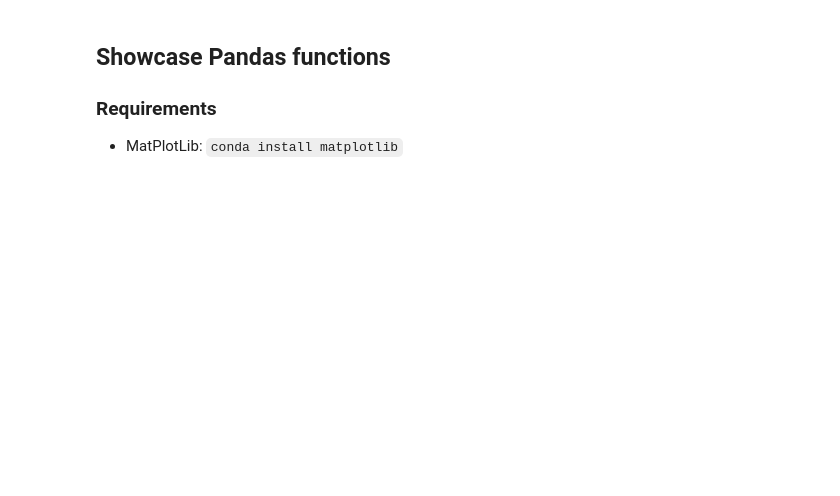
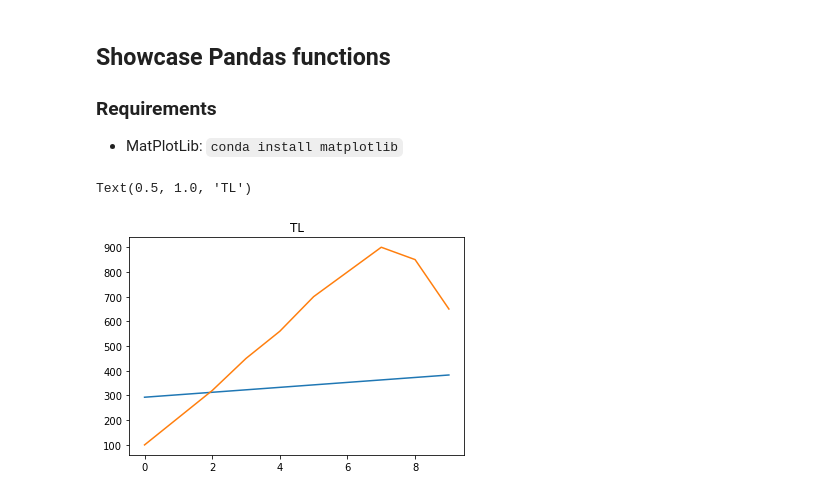
Before and after one commit to SteveGrehl/xlum-python, a Jupyter notebook: notebooks/example.ipynb, the cells around one changed output. Drawn from its saved outputs; the diff is of its cells as text; code cells hidden in the pictures; blank space fills up the shorter version.

Commit message:
bugfix, further work on example notebook

```diff
--- a/notebooks/example.ipynb
+++ b/notebooks/example.ipynb
@@ -32,9 +30,10 @@ Error:
 # %%
 obj: XlumMeta = importer.from_xlum(
-    # os.path.join(
-    #     DIRNAME,
-    #     "../assets/xlum_example.xlum"
-    # )
-    "/Users/sgrehl/Downloads/BDX16646_OSL_SAR.xlum"
+    os.path.join(
+        DIRNAME,
+        "..",
+        "assets",
+        "xlum_example.xlum"
+    )
 )
 # %% [output]
@@ -66,3 +84,13 @@ mpl.plot(curve)
+# %%
+from matplotlib import pyplot as plt
+
+for curve in obj.lstSamples[0].lstSequences[0].lstRecords[0].lstCurves:
+    plt.plot(curve.lstValues)
+    plt.xlabel(f"{curve.tLabel} in [{curve.tUnit}]")
+plt.title(obj.lstSamples[0].lstSequences[0].lstRecords[0].recordType.name)
+# %% [output]
+Text(0.5, 1.0, 'TL')
+[figure, added]
 # %%
 df_curve = obj.lstSamples[0].lstSequences[0].lstRecords[0].lstCurves[0].df
 df_curve.plot(axis=1)
```
Also changed, not shown: parts of 13 cells of this notebook, 1 other file.
